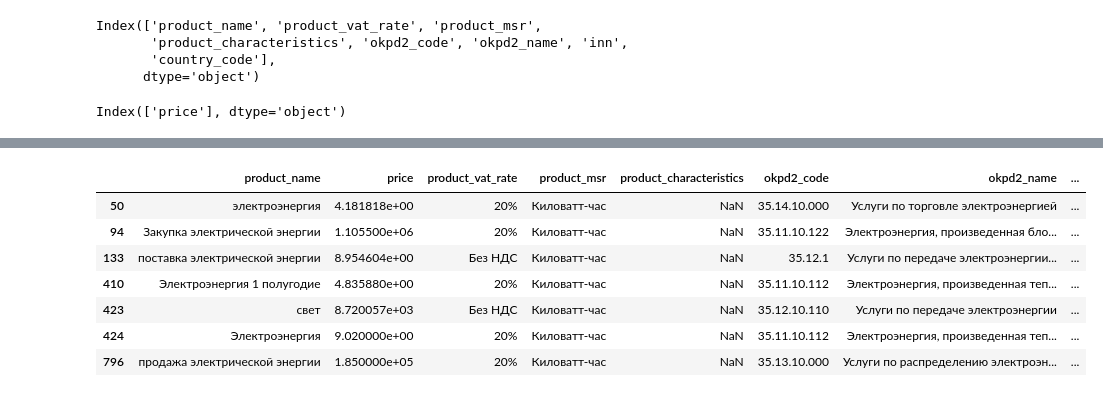
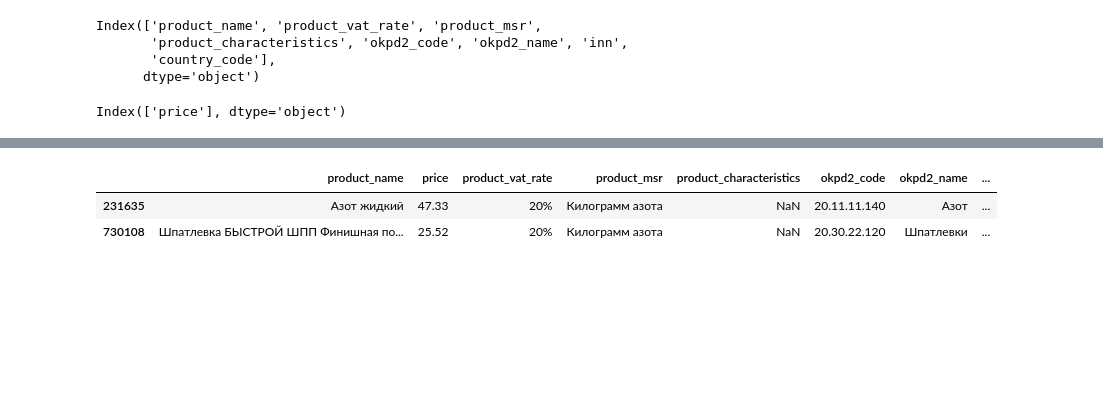
Before and after one commit to ditengm/HackatonZakupki, a Jupyter notebook: research_data.ipynb, the cells around one changed output, grey strips where cells are left out. Drawn from its saved outputs; the diff is of its cells as text; code cells hidden in the pictures; blank space fills up the shorter version.

```diff
--- a/research_data.ipynb
+++ b/research_data.ipynb
@@ -161,11 +168,6 @@ for cat_col in cat_cols_specific:
 # %%
-data_contracts[data_contracts['product_msr'] == 'Киловатт-час']
+data_contracts[data_contracts['product_msr'] == "Килограмм азота"]
 # %% [output]
 |  | product_name | price | product_vat_rate | product_msr | product_characteristics | okpd2_code | okpd2_name | ... |
-| 50 | электроэнергия | 4.181818e+00 | 20% | Киловатт-час | NaN | 35.14.10.000 | Услуги по торговле электроэнергией | ... |
-| 94 | Закупка электрической энергии | 1.105500e+06 | 20% | Киловатт-час | NaN | 35.11.10.122 | Электроэнергия, произведенная бло... | ... |
-| 133 | поставка электрической энергии | 8.954604e+00 | Без НДС | Киловатт-час | NaN | 35.12.1 | Услуги по передаче электроэнергии... | ... |
-| 410 | Электроэнергия 1 полугодие | 4.835880e+00 | 20% | Киловатт-час | NaN | 35.11.10.112 | Электроэнергия, произведенная теп... | ... |
-| 423 | свет | 8.720057e+03 | Без НДС | Киловатт-час | NaN | 35.12.10.110 | Услуги по передаче электроэнергии | ... |
-| 424 | Электроэнергия | 9.020000e+00 | 20% | Киловатт-час | NaN | 35.11.10.112 | Электроэнергия, произведенная теп... | ... |
-| 796 | продажа электрической энергии | 1.850000e+05 | 20% | Киловатт-час | NaN | 35.13.10.000 | Услуги по распределению электроэн... | ... |
+| 231635 | Азот жидкий | 47.33 | 20% | Килограмм азота | NaN | 20.11.11.140 | Азот | ... |
+| 730108 | Шпатлевка БЫСТРОЙ ШПП Финишная по... | 25.52 | 20% | Килограмм азота | NaN | 20.30.22.120 | Шпатлевки | ... |
```
Also changed, not shown: parts of 31 cells of this notebook, 7 other files.
